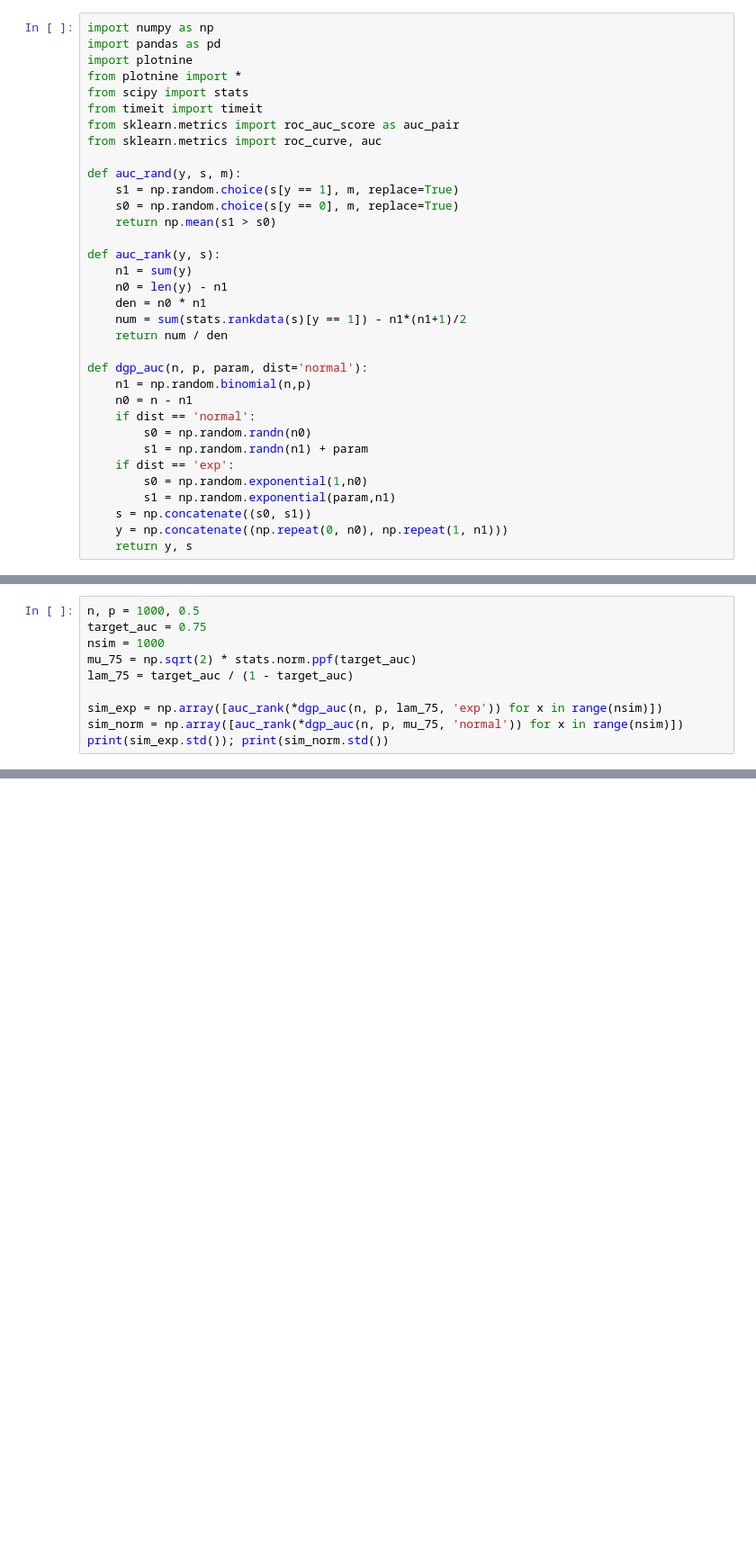
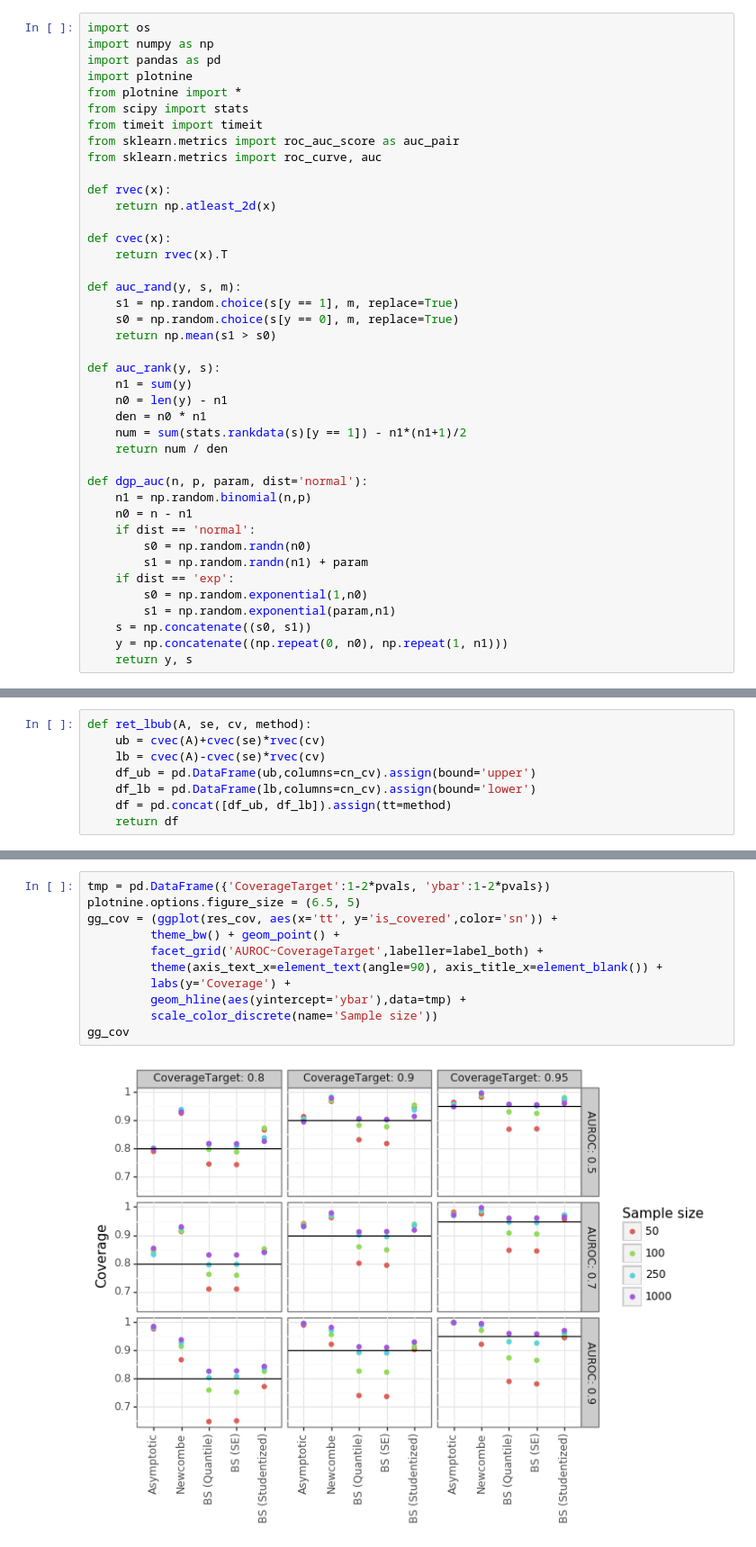
Before and after one commit to erikdrysdale/erikdrysdale.github.io, a Jupyter notebook: _rmd/extra_AUC_CI/auc_sim.ipynb, the cells around one changed output, grey strips where cells are left out. Shown: that part at 90% size. Cells and saved outputs as stored; diff of their text form; blank space fills up the shorter version.

```diff
--- a/_rmd/extra_AUC_CI/auc_sim.ipynb
+++ b/_rmd/extra_AUC_CI/auc_sim.ipynb
@@ -65,6 +65,7 @@ $$
 \end{align*}
 $$
 # %%
+import os
 import numpy as np
 import pandas as pd
 import plotnine
@@ -73,6 +74,12 @@ from scipy import stats
 from timeit import timeit
 from sklearn.metrics import roc_auc_score as auc_pair
 from sklearn.metrics import roc_curve, auc
+
+def rvec(x):
+    return np.atleast_2d(x)
+
+def cvec(x):
+    return rvec(x).T
 
 def auc_rand(y, s, m):
     s1 = np.random.choice(s[y == 1], m, replace=True)
@@ -233,10 +245,0 @@ BOOSTRAPPING RANKS OR RANKING BOOTSTRAPS?
-# %%
-n, p = 1000, 0.5
-target_auc = 0.75
-nsim = 1000
-mu_75 = np.sqrt(2) * stats.norm.ppf(target_auc)
-lam_75 = target_auc / (1 - target_auc)
-
-sim_exp = np.array([auc_rank(*dgp_auc(n, p, lam_75, 'exp')) for x in range(nsim)])
-sim_norm = np.array([auc_rank(*dgp_auc(n, p, mu_75, 'normal')) for x in range(nsim)])
-print(sim_exp.std()); print(sim_norm.std())
@@ -245,0 +262,8 @@ print(sim_exp.std()); print(sim_norm.std())
+# %%
+def ret_lbub(A, se, cv, method):
+    ub = cvec(A)+cvec(se)*rvec(cv)
+    lb = cvec(A)-cvec(se)*rvec(cv)
+    df_ub = pd.DataFrame(ub,columns=cn_cv).assign(bound='upper')
+    df_lb = pd.DataFrame(lb,columns=cn_cv).assign(bound='lower')
+    df = pd.concat([df_ub, df_lb]).assign(tt=method)
+    return df
@@ -245,0 +343,13 @@ print(sim_exp.std()); print(sim_norm.std())
+# %%
+tmp = pd.DataFrame({'CoverageTarget':1-2*pvals, 'ybar':1-2*pvals})
+plotnine.options.figure_size = (6.5, 5)
+gg_cov = (ggplot(res_cov, aes(x='tt', y='is_covered',color='sn')) +
+         theme_bw() + geom_point() +
+         facet_grid('AUROC~CoverageTarget',labeller=label_both) +
+         theme(axis_text_x=element_text(angle=90), axis_title_x=element_blank()) +
+         labs(y='Coverage') +
+         geom_hline(aes(yintercept='ybar'),data=tmp) +
+         scale_color_discrete(name='Sample size'))
+gg_cov
+# %% [output]
+[figure, added]
```
Also changed, not shown: parts of 15 cells of this notebook.
